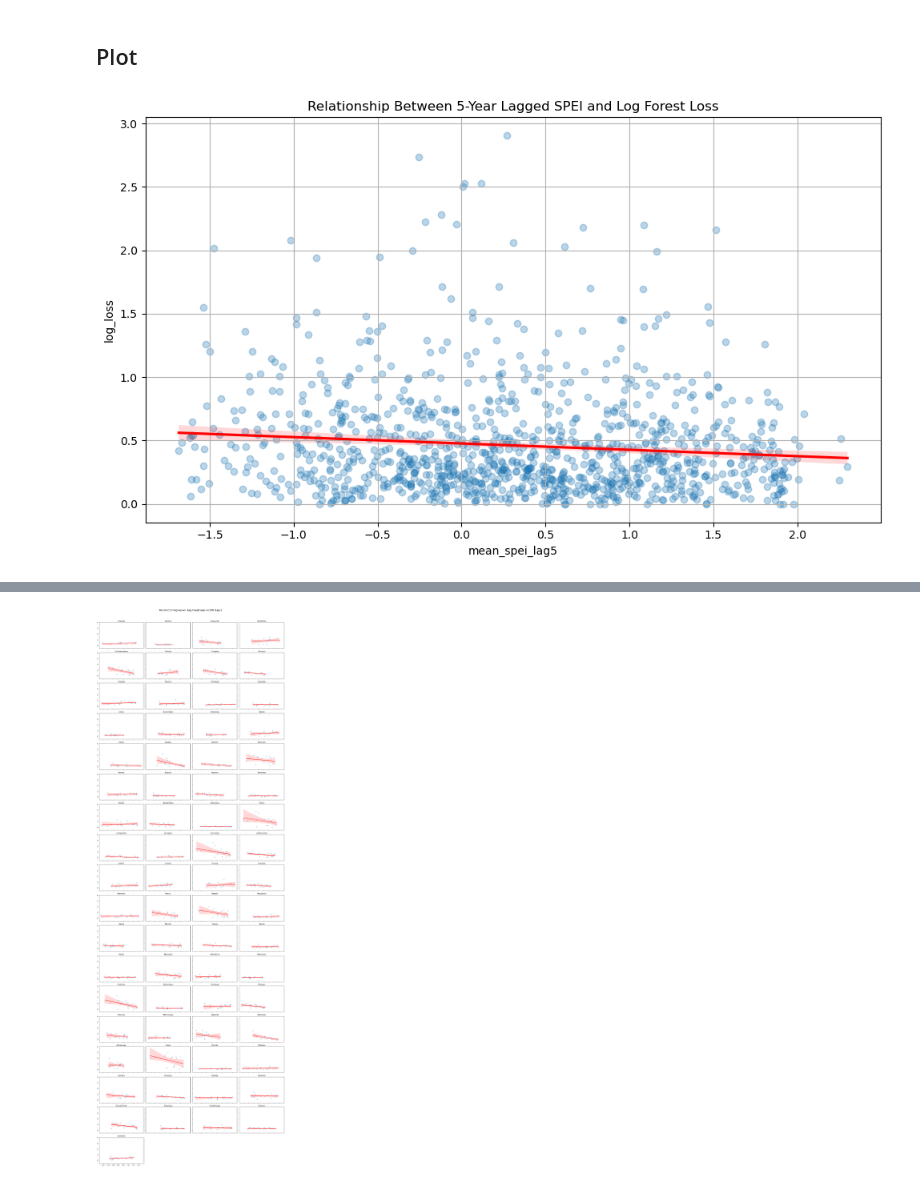
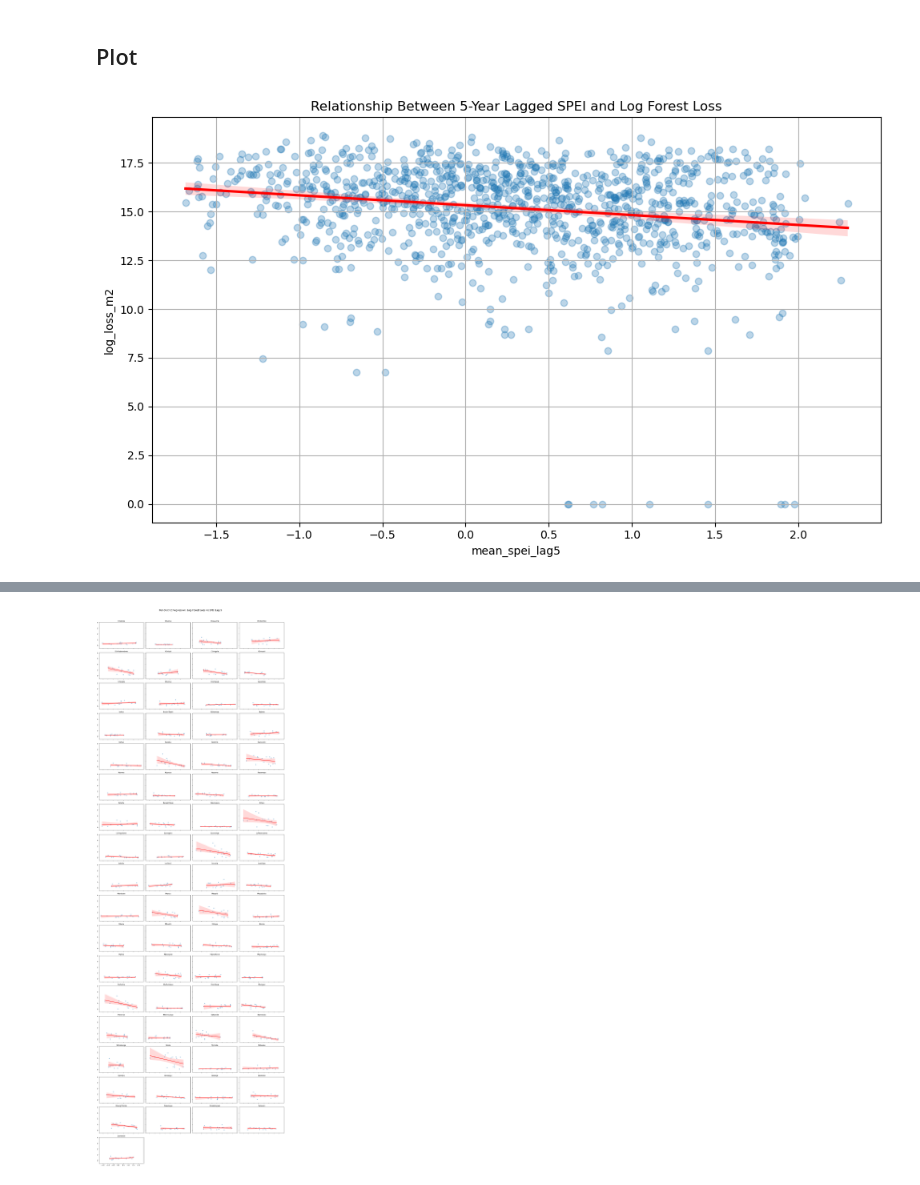
Before and after one commit to annamwaller/zambia, a Jupyter notebook: final/Statistical_Modeling.ipynb, the cells around one changed output, grey strips where cells are left out. Saved outputs shown, nothing was run; the diff lists cells and outputs as text; code cells hidden in the pictures.

```diff
--- a/final/Statistical_Modeling.ipynb
+++ b/final/Statistical_Modeling.ipynb
@@ -67,7 +67,7 @@ for lag in range(1, 6):
         merged.groupby('district')['mean_growing_spei'].shift(lag)
     )
 
-model_vars = ['percent_loss_annual', 'mean_spei_lag5',
+model_vars = ['percent_loss_annual', 'mean_spei_lag4',
               'pop_density', 'percent_forest_2000']
 
 cleaned = merged[
@@ -88,7 +88,7 @@ cleaned['pop_density_wi'] = (
 )
 
 # create interaction term
-cleaned['spei5_x_popdens'] = cleaned['mean_spei_lag5'] * cleaned['pop_density_wi']
+cleaned['spei4_x_popdens'] = cleaned['mean_spei_lag4'] * cleaned['pop_density_wi']
 
 cleaned.head()
 # %% [output]
@@ -131,0 +310,32 @@ strong multicollinearity problems or that the design matrix is singular.
+# %%
+# log total forest loss
+
+results = []
+
+for lag in range(1, 6):
+    spei_col = f'mean_spei_lag{lag}'
+    interaction = f'spei{lag}_x_popdens'
+
+    # create interaction term dynamically
+    cleaned[interaction] = cleaned[spei_col] * cleaned['pop_density_wi']
+
+    # define and run model
+    formula = f'log_loss_m2 ~ {spei_col} + pop_density_wi + {interaction} + percent_forest_2000 + C(district)'
+    model = smf.ols(formula=formula, data=cleaned).fit()
+
+    # store summary stats
+    results.append({
+        'Lag': lag,
+        'SPEI coef': model.params.get(spei_col, float('nan')),
+        'SPEI pval': model.pvalues.get(spei_col, float('nan')),
+        'Interaction coef': model.params.get(interaction, float('nan')),
+        'Interaction pval': model.pvalues.get(interaction, float('nan')),
+        'R-squared': model.rsquared,
+        'Adj. R-squared': model.rsquared_adj,
+        'AIC': model.aic,
+        'BIC': model.bic
+    })
+
+# convert results to table
+results_df = pd.DataFrame(results)
+results_df
@@ -134,19 +351,19 @@ strong multicollinearity problems or that the design matrix is singular.
 # %%
 # overall scatterplot with regression line
 plt.figure(figsize=(10,6))
 sns.regplot(
     data=cleaned,
     x='mean_spei_lag5',
-    y='log_loss',
+    y='log_loss_m2',
     scatter_kws={'alpha': 0.3},
     line_kws={'color': 'red'}
 )
 
 plt.title('Relationship Between 5-Year Lagged SPEI and Log Forest Loss')
 plt.xlabel('mean_spei_lag5')
-plt.ylabel('log_loss')
+plt.ylabel('log_loss_m2')
 plt.grid(True)
 plt.tight_layout()
 plt.show()
 # %% [output]
-[figure, old version]
+[figure, new version]
```
Also changed, not shown: parts of 9 cells of this notebook.
